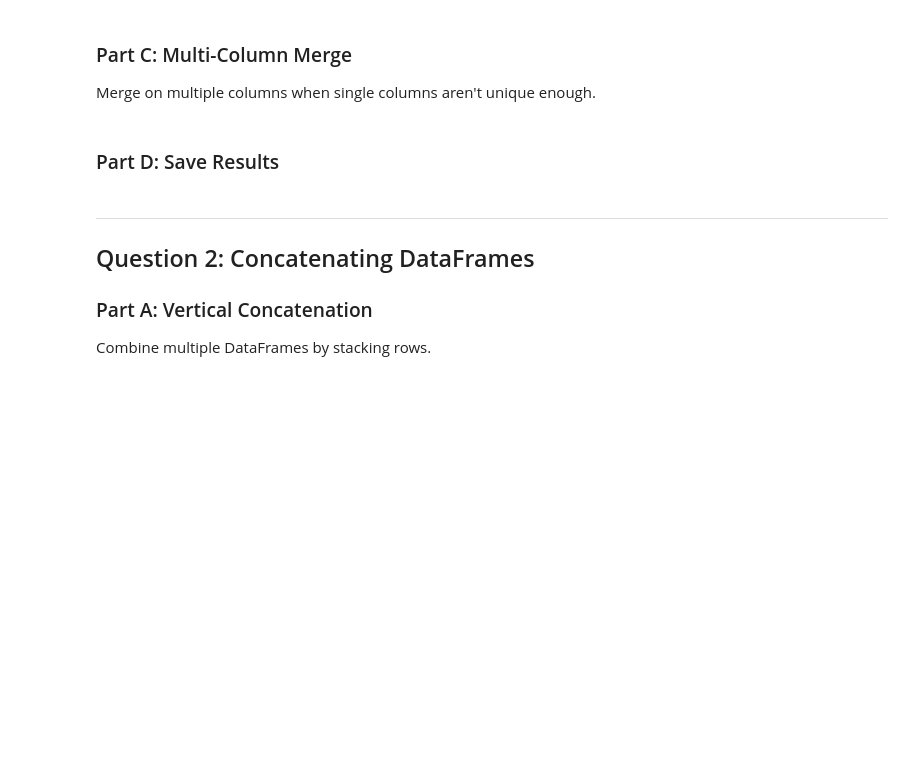
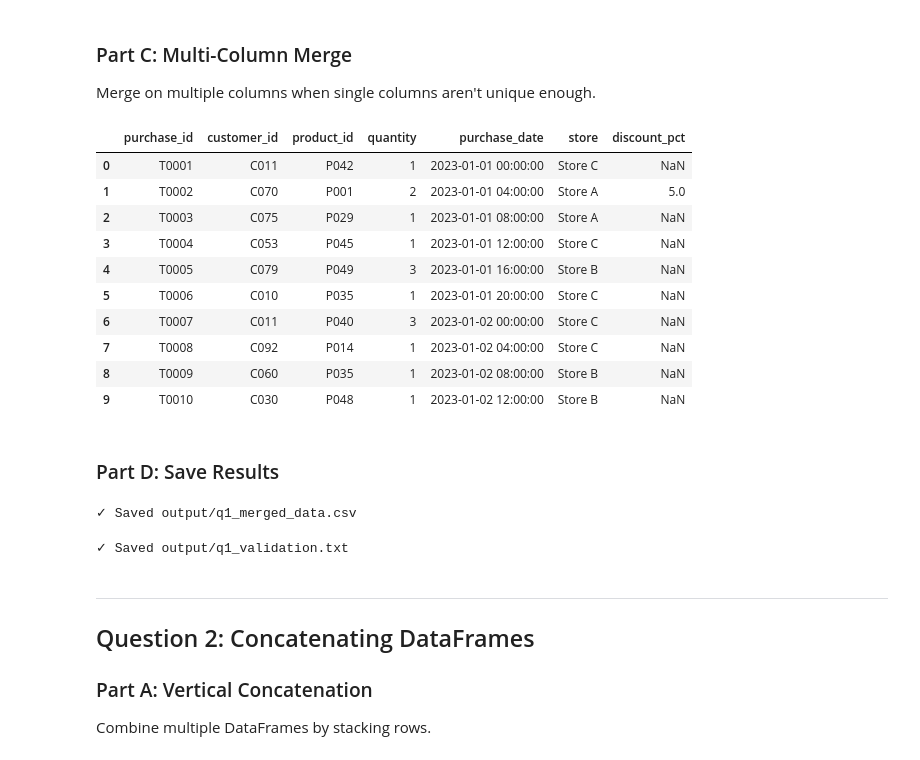
Before and after one commit to UCSF-DataSci/ds217-06-wrangling-jack-neary, a Jupyter notebook: assignment.ipynb, the cells around one changed output. Cells and saved outputs as stored; diff of their text form; code cells hidden in the pictures; blank space fills up the shorter version.

```diff
--- a/assignment.ipynb
+++ b/assignment.ipynb
@@ -197,17 +197,30 @@ Merge on multiple columns when single columns aren't unique enough.
 # %%
 # Create store-specific product pricing
 # (Different stores may have different prices for same product)
 store_pricing = pd.DataFrame({
     'product_id': ['P001', 'P001', 'P002', 'P002', 'P003', 'P003'],
     'store': ['Store A', 'Store B', 'Store A', 'Store B', 'Store A', 'Store B'],
     'discount_pct': [5, 10, 8, 5, 0, 15]
 })
 
 # TODO: Merge purchases with store_pricing on BOTH product_id AND store
 # Hint: Use on=['product_id', 'store']
-purchases_with_discount = None
+purchases_with_discount = pd.merge(purchases, store_pricing, how='left',
+                                   on=['product_id', 'store'])
 
 display(purchases_with_discount.head(10))
+# %% [output]
+|  | purchase_id | customer_id | product_id | quantity | purchase_date | store | discount_pct |
+| 0 | T0001 | C011 | P042 | 1 | 2023-01-01 00:00:00 | Store C | NaN |
+| 1 | T0002 | C070 | P001 | 2 | 2023-01-01 04:00:00 | Store A | 5.0 |
+| 2 | T0003 | C075 | P029 | 1 | 2023-01-01 08:00:00 | Store A | NaN |
+| 3 | T0004 | C053 | P045 | 1 | 2023-01-01 12:00:00 | Store C | NaN |
+| 4 | T0005 | C079 | P049 | 3 | 2023-01-01 16:00:00 | Store B | NaN |
+| 5 | T0006 | C010 | P035 | 1 | 2023-01-01 20:00:00 | Store C | NaN |
+| 6 | T0007 | C011 | P040 | 3 | 2023-01-02 00:00:00 | Store C | NaN |
+| 7 | T0008 | C092 | P014 | 1 | 2023-01-02 04:00:00 | Store C | NaN |
+| 8 | T0009 | C060 | P035 | 1 | 2023-01-02 08:00:00 | Store B | NaN |
+| 9 | T0010 | C030 | P048 | 1 | 2023-01-02 12:00:00 | Store B | NaN |
 # %% [markdown]
 ### Part D: Save Results
 # %%
@@ -216,8 +229,10 @@ os.makedirs('output', exist_ok=True)
 
 # TODO: Save full_data to output/q1_merged_data.csv
 # Hint: Use .to_csv() with index=False
-
+full_data.to_csv("output/q1_merged_data.csv", index=False)
 print("✓ Saved output/q1_merged_data.csv")
+# %% [output]
+✓ Saved output/q1_merged_data.csv
 # %%
 # Create a validation report
 validation_report = f"""
@@ -242,8 +257,11 @@ Data Quality:
 
 # TODO: Save validation_report to output/q1_validation.txt
 # Hint: Use open() with 'w' mode
-
+with open("output/q1_validation.txt", "w") as f:
+    f.write(validation_report)
 print("✓ Saved output/q1_validation.txt")
+# %% [output]
+✓ Saved output/q1_validation.txt
 # %% [markdown]
 ---
 
```
Also changed, not shown: parts of 12 cells of this notebook, 1 other file.
